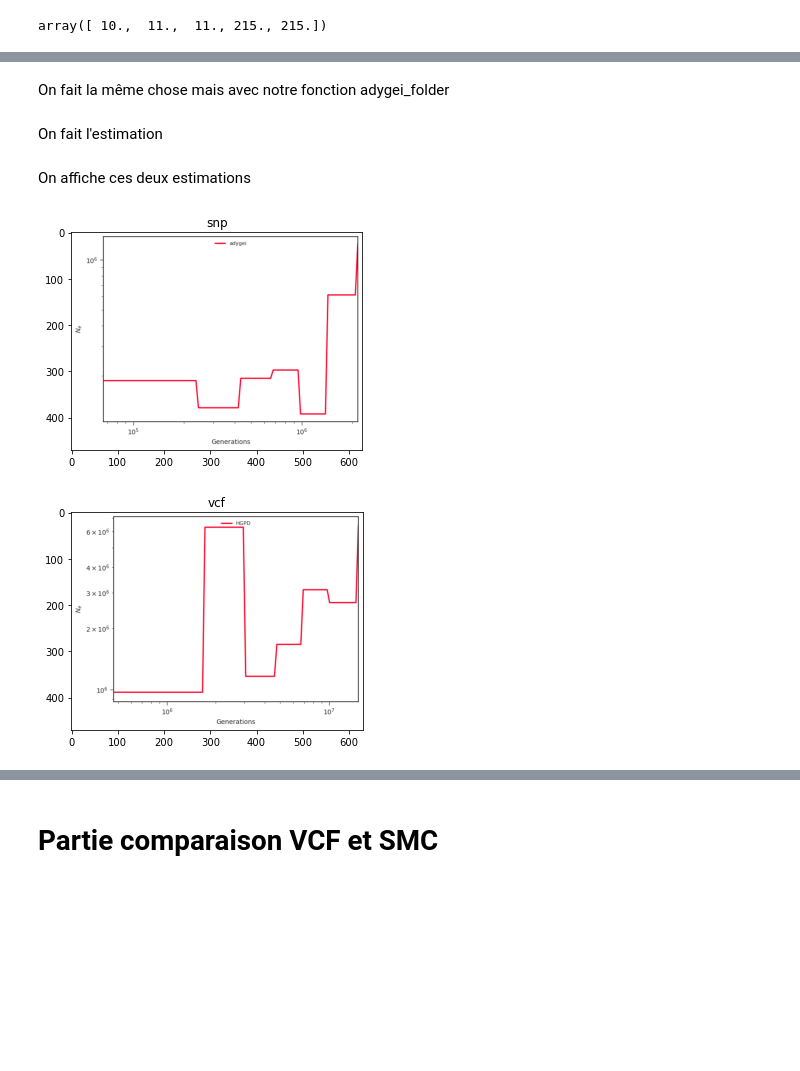
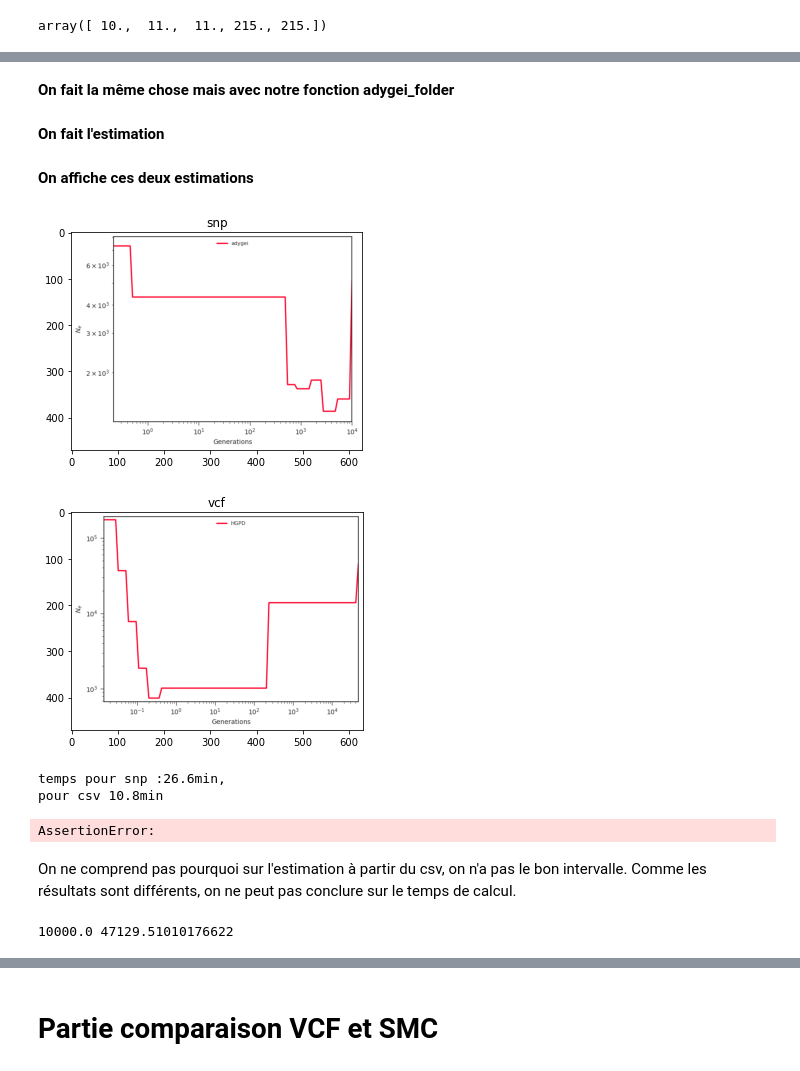
Before and after one commit to jayflora/SMCpp_HDGP, a Jupyter notebook: smc.ipynb, the cells around one changed output, grey strips where cells are left out. Cells and saved outputs as stored; diff of their text form; code cells hidden in the pictures; blank space fills up the shorter version.

```diff
--- a/smc.ipynb
+++ b/smc.ipynb
@@ -622,5 +465,5 @@ process = subprocess.Popen(estimate, shell=True,  stdout=subprocess.PIPE, stderr
 # %% [markdown]
-On fait la même chose mais avec notre fonction adygei_folder
+**On fait la même chose mais avec notre fonction adygei_folder**
 # %%
 if "snptosmc" not in os.listdir(adygei_folder):
     os.mkdir(f"{adygei_folder}/snptosmc")
@@ -632,5 +475,5 @@ for i in range(1, 17):
     header = header_smc("adygei", 1, SNP.shape[0])
     np.savetxt(f"{adygei_folder}/snptosmc/chr21_{i}.smc" , SMC, delimiter=' ', fmt = "%d", header=header)
 # %% [markdown]
-On fait l'estimation
+**On fait l'estimation**
 # %%
@@ -640,22 +483,40 @@ process = subprocess.Popen(estimate, shell=True,  stdout=subprocess.PIPE, stderr
 # %% [markdown]
-On affiche ces deux estimations
+**On affiche ces deux estimations**
 # %%
 plot = f"smc++ plot -c {adygei_folder}/plot.png {adygei_folder}/model.final.json"
 process = subprocess.Popen(plot, shell=True,  stdout=subprocess.PIPE, stderr=subprocess.PIPE, universal_newlines=True)
 stdout, stderr = process.communicate()
 print(stdout, stderr)
 plot = f"smc++ plot -c {adygei_folder}/snptosmc/plot.png {adygei_folder}/snptosmc/model.final.json"
 process = subprocess.Popen(plot, shell=True,  stdout=subprocess.PIPE, stderr=subprocess.PIPE, universal_newlines=True)
 stdout, stderr = process.communicate()
 print(stdout, stderr)
 figsnp = plt.imread(f"{adygei_folder}/snptosmc/plot.png")
 figvcf = plt.imread(f"{adygei_folder}/plot.png")
 plt.title(f"snp")
 plt.imshow(figsnp)
 plt.show()
 plt.title(f"vcf")
 plt.imshow(figvcf)
 plt.show()
+
+print(f"temps pour snp :{timesnp/60:.1f}min,\npour csv {timecsv/60:.1f}min")
+
+X_smc, Y_smc = loadCSV_plot(f"{adygei_folder}/snptosmc/plot.csv")
+X_csv, Y_csv = loadCSV_plot(f"{adygei_folder}/plot.csv")
+assert X_smc[0] == X_csv[0]
+assert X_smc[-1] == X_csv[-1]
+plotError(X_csv, Y_csv, X_smc, Y_smc)
 # %% [output]
-[figure, old version]
+[figure, new version]
-[figure, old version]
+[figure, new version]
+temps pour snp :26.6min,
+pour csv 10.8min
+AssertionError:
+# %% [markdown]
+On ne comprend pas pourquoi sur l'estimation à partir du csv, on n'a pas le bon intervalle.
+Comme les résultats sont différents, on ne peut pas conclure sur le temps de calcul.
+# %%
+print(X_smc[-1], X_csv[-1])
+# %% [output]
+10000.0 47129.51010176622
```
Also changed, not shown: parts of 65 cells of this notebook.
